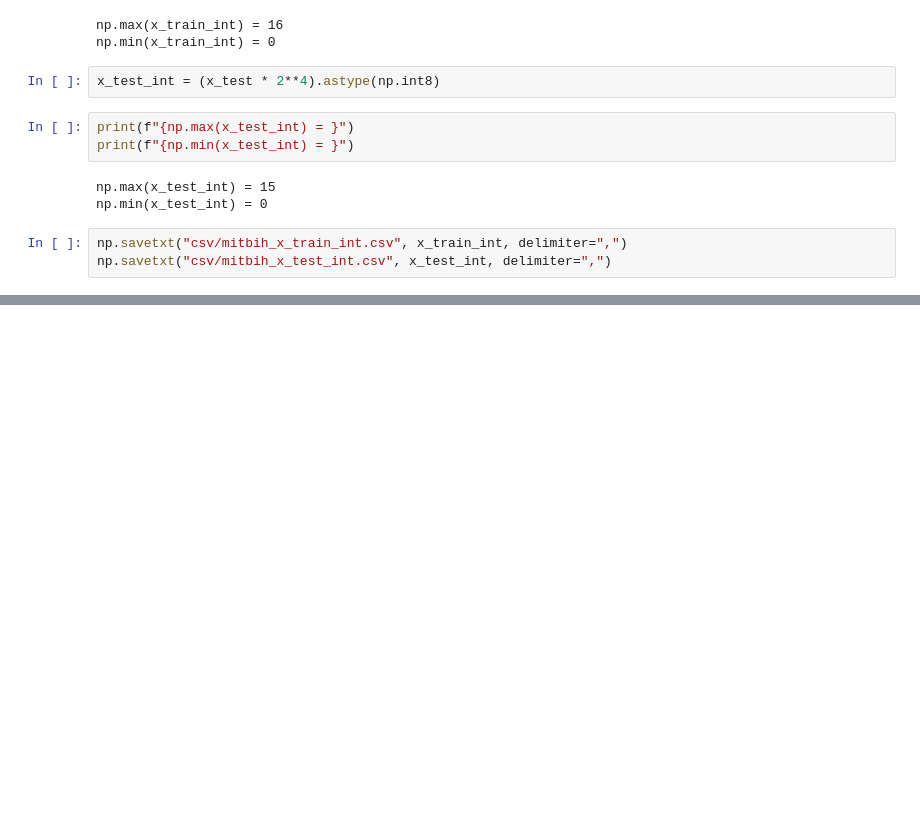
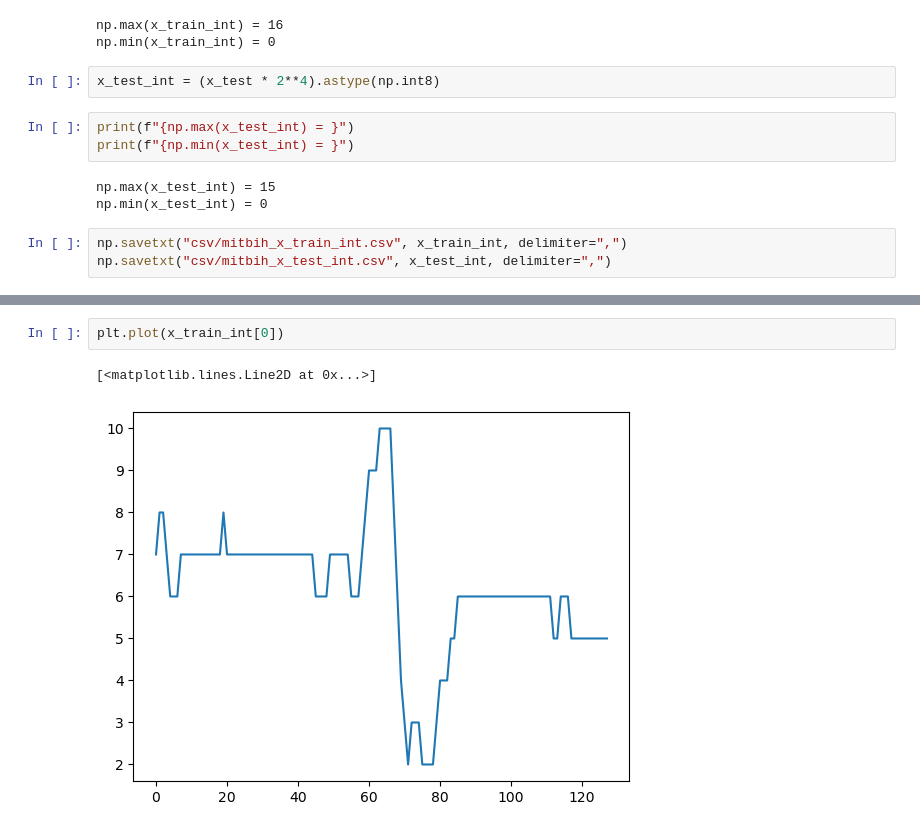
Before and after one commit to khoaguin/PocketHHE, a Jupyter notebook: data/mit-bih/mitbih_to_csv.ipynb, the cells around one changed output, grey strips where cells are left out. Cells and saved outputs as stored; diff of their text form; blank space fills up the shorter version.

```diff
--- a/data/mit-bih/mitbih_to_csv.ipynb
+++ b/data/mit-bih/mitbih_to_csv.ipynb
@@ -64,0 +74,5 @@ np.savetxt("csv/mitbih_x_test_int.csv", x_test_int, delimiter=",")
+# %%
+plt.plot(x_train_int[0])
+# %% [output]
+[<matplotlib.lines.Line2D at 0x...>]
+[figure, added]
```
Also changed, not shown: parts of 6 cells of this notebook, 4 other files.
